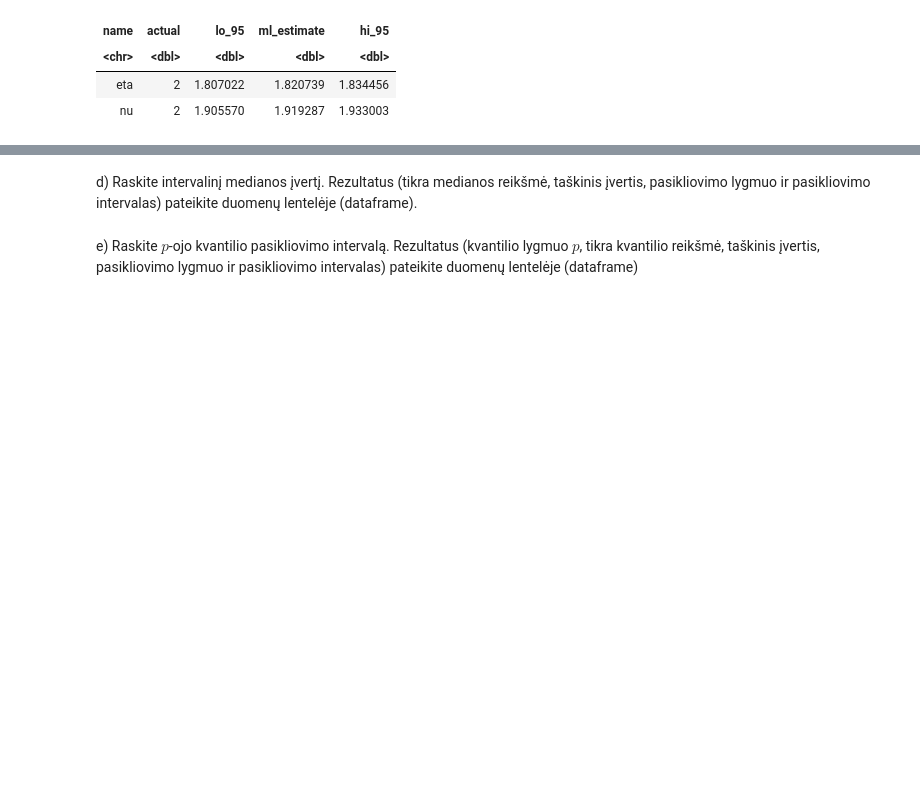
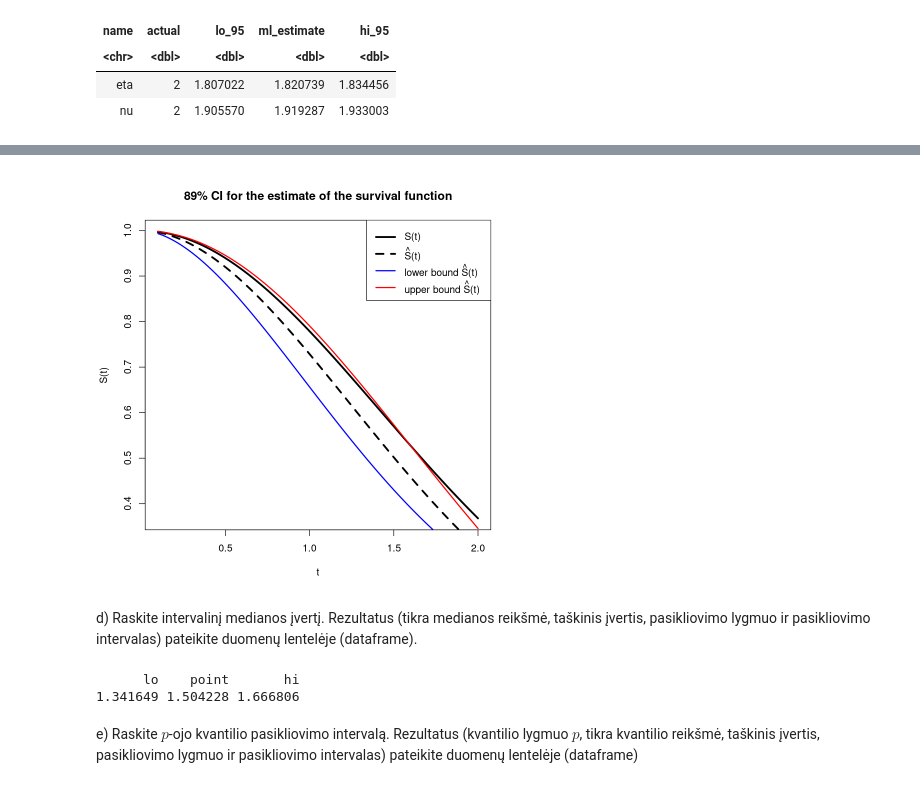
Before and after one commit to vabalas/pns-tasks, a Jupyter notebook: part-2/task-1.ipynb, the cells around one changed output, grey strips where cells are left out. Drawn from its saved outputs; the diff is of its cells as text; code cells hidden in the pictures; blank space fills up the shorter version.

```diff
--- a/part-2/task-1.ipynb
+++ b/part-2/task-1.ipynb
@@ -144,0 +209,27 @@ intervalas) pateikite duomenų lentelėje (dataframe).
+# %%
+ci <- ci_mle_survival(
+    theta_hat = c(eta_hat_mle, nu_hat_mle),
+    fishers_info = fishers_info,
+    survival_f = survival,
+    survival_partial_fs = c(diff_survival_d_eta, diff_survival_d_nu),
+    confidence = 0.89,
+    sample_size = n
+)
+# %%
+ts <- seq(0.1, 2, length.out = 100)
+
+df <- data.frame(t(sapply(ts, function(t) {
+    estim <- unname(ci(t))
+    actual <- survival(c(eta, nu))(t)
+
+    c(
+        actual = actual,
+        lo = estim[1],
+        pointwise = estim[2],
+        hi = estim[3]
+    )
+})))
+
+df$t <- ts
+
+tail(df)
@@ -145,3 +246,22 @@ intervalas) pateikite duomenų lentelėje (dataframe).
+# %%
+plot(df$t, df$actual, col = "black", type = "l", lwd = 3, xlab = "", ylab = "")
+lines(df$t, df$pointwise, col = "black", lwd = 3, lty = 2)
+lines(df$t, df$lo, col = "blue", lwd = 2, lty = 1)
+lines(df$t, df$hi, col = "red", lwd = 2, lty = 1)
+title(
+    main = "89% CI for the estimate of the survival function",
+    xlab = "t",
+    ylab = "S(t)"
+)
+legend(
+    "topright",
+    legend = c(TeX("$S(t)$"), TeX("$\\hat{S}(t)$"), TeX("lower bound $\\hat{S}(t)$"), TeX("upper bound $\\hat{S}(t)$")),
+    col = c("black", "black", "blue", "red"),
+    lty = c(1, 2, 1, 1),
+    lwd = c(3, 3, 2, 2)
+)
+# %% [output]
+[figure, added]
 # %% [markdown]
 d) Raskite intervalinį medianos įvertį. Rezultatus (tikra medianos reikšmė, taškinis
 įvertis, pasikliovimo lygmuo ir pasikliovimo intervalas) pateikite duomenų lentelėje (dataframe).
@@ -148,3 +331,8 @@ d) Raskite intervalinį medianos įvertį. Rezultatus (tikra medianos reikšmė,
+# %%
+ci_quantile(0.5)
+# %% [output]
+      lo    point       hi
+1.341649 1.504228 1.666806
 # %% [markdown]
 e) Raskite $p$-ojo kvantilio pasikliovimo intervalą. Rezultatus (kvantilio lygmuo $p$, tikra
 kvantilio reikšmė, taškinis įvertis, pasikliovimo lygmuo ir pasikliovimo intervalas) pateikite
```
Also changed, not shown: parts of 13 cells of this notebook.
